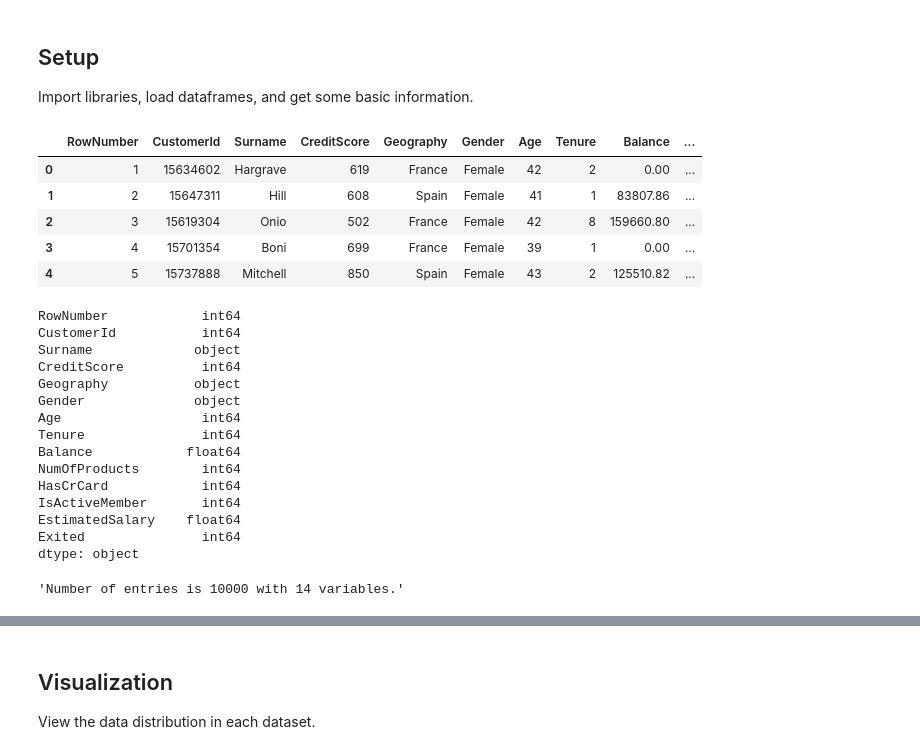
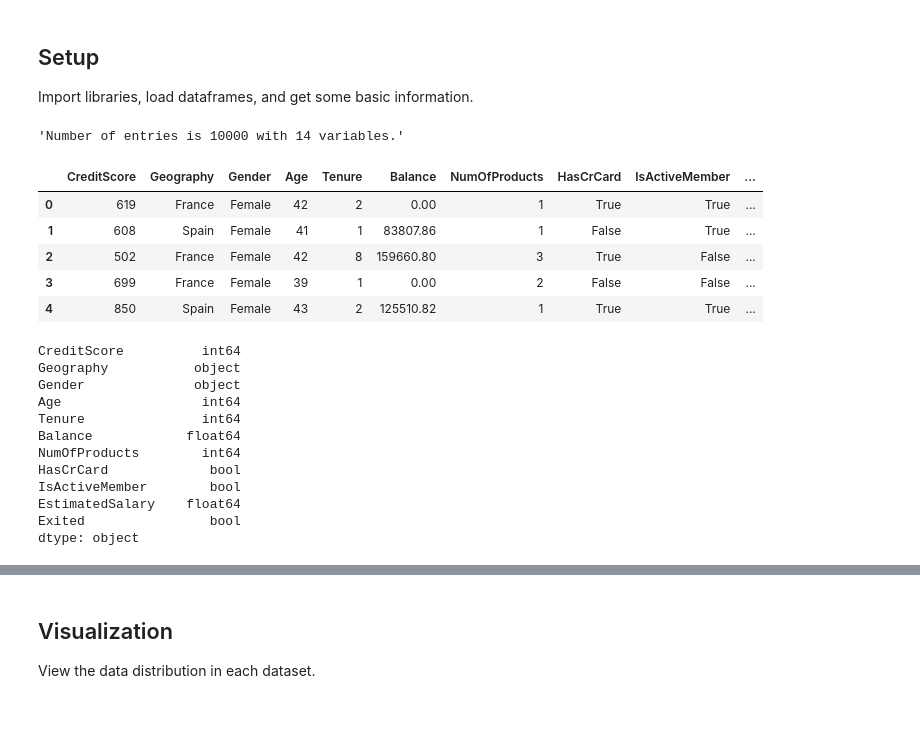
Before and after one commit to nathanluskey/Project_80816, a Jupyter notebook: basic_analys.ipynb, the cells around one changed output, grey strips where cells are left out. Cells and saved outputs as stored; diff of their text form; code cells hidden in the pictures; blank space fills up the shorter version.

```diff
--- a/basic_analys.ipynb
+++ b/basic_analys.ipynb
@@ -11,30 +11,41 @@ import matplotlib.pyplot as plt
 from IPython.display import display
 # %%
 bank_churn_df = pd.read_csv("./data/ChurnForBankCustomers.csv")
-display(bank_churn_df.head())
-display(bank_churn_df.dtypes)
+# display(bank_churn_df.head())
+# display(bank_churn_df.dtypes)
 display(f"Number of entries is {len(bank_churn_df)} with {len(bank_churn_df.columns)} variables.")
 # %% [output]
-|  | RowNumber | CustomerId | Surname | CreditScore | Geography | Gender | Age | Tenure | Balance | ... |
-| 0 | 1 | 15634602 | Hargrave | 619 | France | Female | 42 | 2 | 0.00 | ... |
-| 1 | 2 | 15647311 | Hill | 608 | Spain | Female | 41 | 1 | 83807.86 | ... |
-| 2 | 3 | 15619304 | Onio | 502 | France | Female | 42 | 8 | 159660.80 | ... |
-| 3 | 4 | 15701354 | Boni | 699 | France | Female | 39 | 1 | 0.00 | ... |
-| 4 | 5 | 15737888 | Mitchell | 850 | Spain | Female | 43 | 2 | 125510.82 | ... |
-RowNumber            int64
-CustomerId           int64
-Surname             object
-CreditScore          int64
-Geography           object
-Gender              object
-Age                  int64
-Tenure               int64
-Balance            float64
-NumOfProducts        int64
-HasCrCard            int64
-IsActiveMember       int64
-EstimatedSalary    float64
-Exited               int64
-dtype: object
+'Number of entries is 10000 with 14 variables.'
-'Number of entries is 10000 with 14 variables.'
+# %%
+# Clean up the dataframe:
+
+# Remove RowNumber, CustomerID, Surname columns
+bank_churn_df = bank_churn_df.drop(columns=["RowNumber", "CustomerId", "Surname"], errors="ignore")
+
+# Convert HasCrCard, IsActiveMember, Exited into booleans
+bank_churn_df["HasCrCard"] = bank_churn_df["HasCrCard"].astype(bool, copy=False)
+bank_churn_df["IsActiveMember"] = bank_churn_df["IsActiveMember"].astype(bool, copy=False)
+bank_churn_df["Exited"] = bank_churn_df["Exited"].astype(bool, copy=False)
+
+display(bank_churn_df.head())
+display(bank_churn_df.dtypes)
+# %% [output]
+|  | CreditScore | Geography | Gender | Age | Tenure | Balance | NumOfProducts | HasCrCard | IsActiveMember | ... |
+| 0 | 619 | France | Female | 42 | 2 | 0.00 | 1 | True | True | ... |
+| 1 | 608 | Spain | Female | 41 | 1 | 83807.86 | 1 | False | True | ... |
+| 2 | 502 | France | Female | 42 | 8 | 159660.80 | 3 | True | False | ... |
+| 3 | 699 | France | Female | 39 | 1 | 0.00 | 2 | False | False | ... |
+| 4 | 850 | Spain | Female | 43 | 2 | 125510.82 | 1 | True | True | ... |
+CreditScore          int64
+Geography           object
+Gender              object
+Age                  int64
+Tenure               int64
+Balance            float64
+NumOfProducts        int64
+HasCrCard             bool
+IsActiveMember        bool
+EstimatedSalary    float64
+Exited                bool
+dtype: object
 # %%
```
Also changed, not shown: parts of 6 cells of this notebook.
